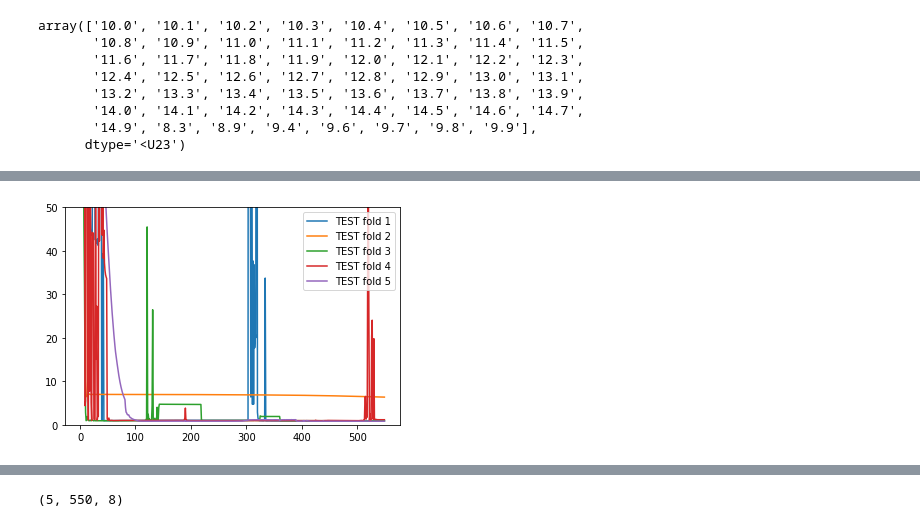
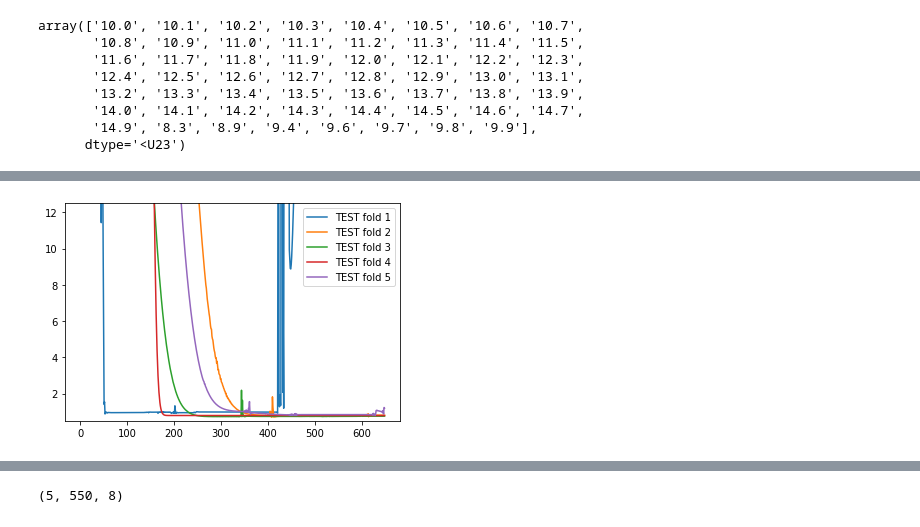
Before and after one commit to Abdigal1/LIIARPI_1, a Jupyter notebook: SLIC_GAT/SLIC_GAT_PRUEBAS.ipynb, the cells around one changed output, grey strips where cells are left out. Saved outputs shown, nothing was run; the diff lists cells and outputs as text; code cells hidden in the pictures.

```diff
--- a/SLIC_GAT/SLIC_GAT_PRUEBAS.ipynb
+++ b/SLIC_GAT/SLIC_GAT_PRUEBAS.ipynb
@@ -102,7 +94,7 @@ last_results.npy                   util.py
 Mhh_n_0/
 # %%
 os.listdir()
-res_dir="MMhh_SelFR_v10_BinCl4"
+res_dir="MMhh_SelFR_v10_BinCl2"
 
 lr=np.load(os.path.join(pth,res_dir,'last_results_10f_unsampled_hh.npy'),allow_pickle=True)
 
@@ -173,17 +165,17 @@ plt.show()
 # %%
 import matplotlib.pyplot as plt
 
 
 
 for f in list(lr.reshape(1,)[0].keys()):
 
     plt.plot(lr.reshape(1,)[0][f]["valid_acc"], label = "TEST fold "+str(f+1))
 
-plt.ylim(0,50)
+plt.ylim(0.5,12.5)
 plt.legend()
 plt.show()
 # %% [output]
-[figure, old version]
+[figure, new version]
 # %%
 import matplotlib.pyplot as plt
 
```
Also changed, not shown: parts of 8 cells of this notebook, 39 other files.
